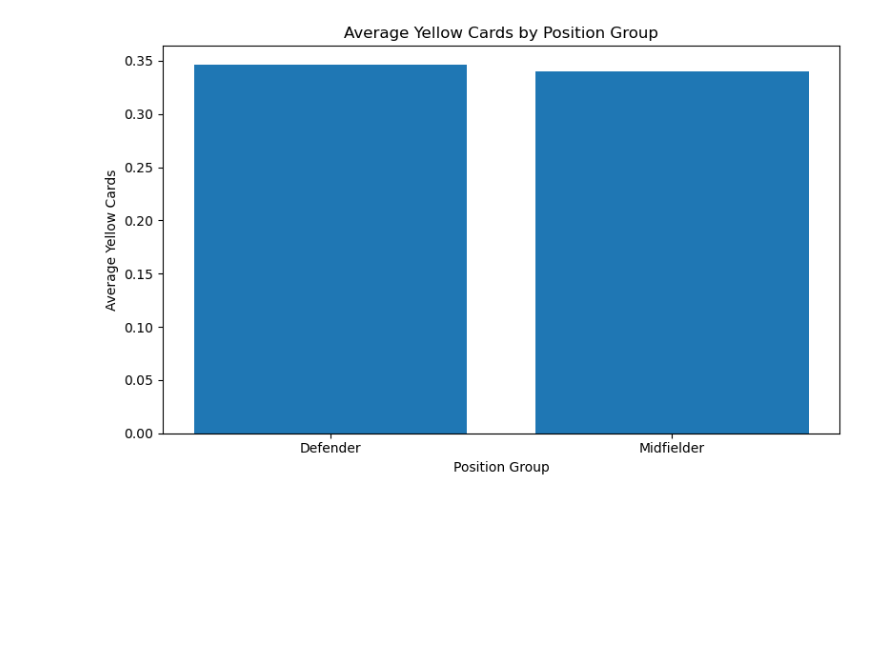
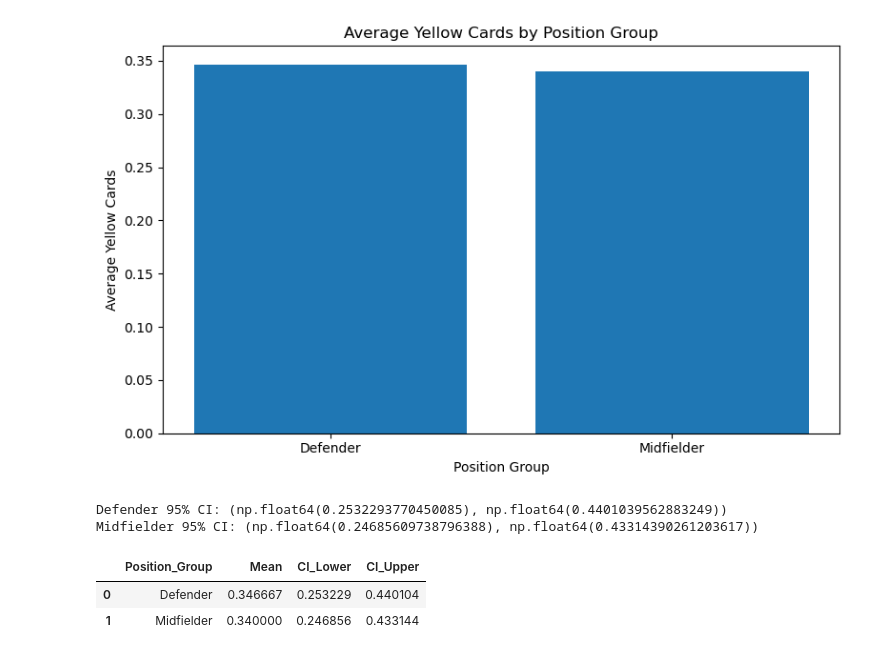
Before and after one commit to hemraj2504/Fifa-World-Cup-2026, a Jupyter notebook: notebooks/player_discipline.ipynb, the cells around one changed output. Saved outputs shown, nothing was run; the diff lists cells and outputs as text; code cells hidden in the pictures; blank space fills up the shorter version.

Commit message:
calculating the confidence interval

```diff
--- a/notebooks/player_discipline.ipynb
+++ b/notebooks/player_discipline.ipynb
@@ -246,3 +246,65 @@ plt.tight_layout()
 plt.show()
 # %% [output]
 [figure]
+# %%
+# Function to calculate a 95% confidence interval for a mean
+
+def confidence_interval(data, confidence=0.95):
+    n = len(data)
+    mean = data.mean()
+    standard_error = stats.sem(data)
+
+    margin_of_error = stats.t.ppf(
+        (1 + confidence) / 2,
+        n - 1
+    ) * standard_error
+
+    lower = mean - margin_of_error
+    upper = mean + margin_of_error
+
+    return lower, upper
+
+
+# Calculate confidence intervals
+
+defender_ci = confidence_interval(
+    defender_sample['CrdY']
+)
+
+midfielder_ci = confidence_interval(
+    midfielder_sample['CrdY']
+)
+
+
+print("Defender 95% CI:", defender_ci)
+print("Midfielder 95% CI:", midfielder_ci)
+# %% [output]
+Defender 95% CI: (np.float64(0.2532293770450085), np.float64(0.4401039562883249))
+Midfielder 95% CI: (np.float64(0.24685609738796388), np.float64(0.43314390261203617))
+# %%
+# Create a confidence interval summary table
+
+ci_summary = pd.DataFrame({
+    'Position_Group': [
+        'Defender',
+        'Midfielder'
+    ],
+    'Mean': [
+        defender_sample['CrdY'].mean(),
+        midfielder_sample['CrdY'].mean()
+    ],
+    'CI_Lower': [
+        defender_ci[0],
+        midfielder_ci[0]
+    ],
+    'CI_Upper': [
+        defender_ci[1],
+        midfielder_ci[1]
+    ]
+})
+
+ci_summary
+# %% [output]
+|  | Position_Group | Mean | CI_Lower | CI_Upper |
+| 0 | Defender | 0.346667 | 0.253229 | 0.440104 |
+| 1 | Midfielder | 0.340000 | 0.246856 | 0.433144 |
```
